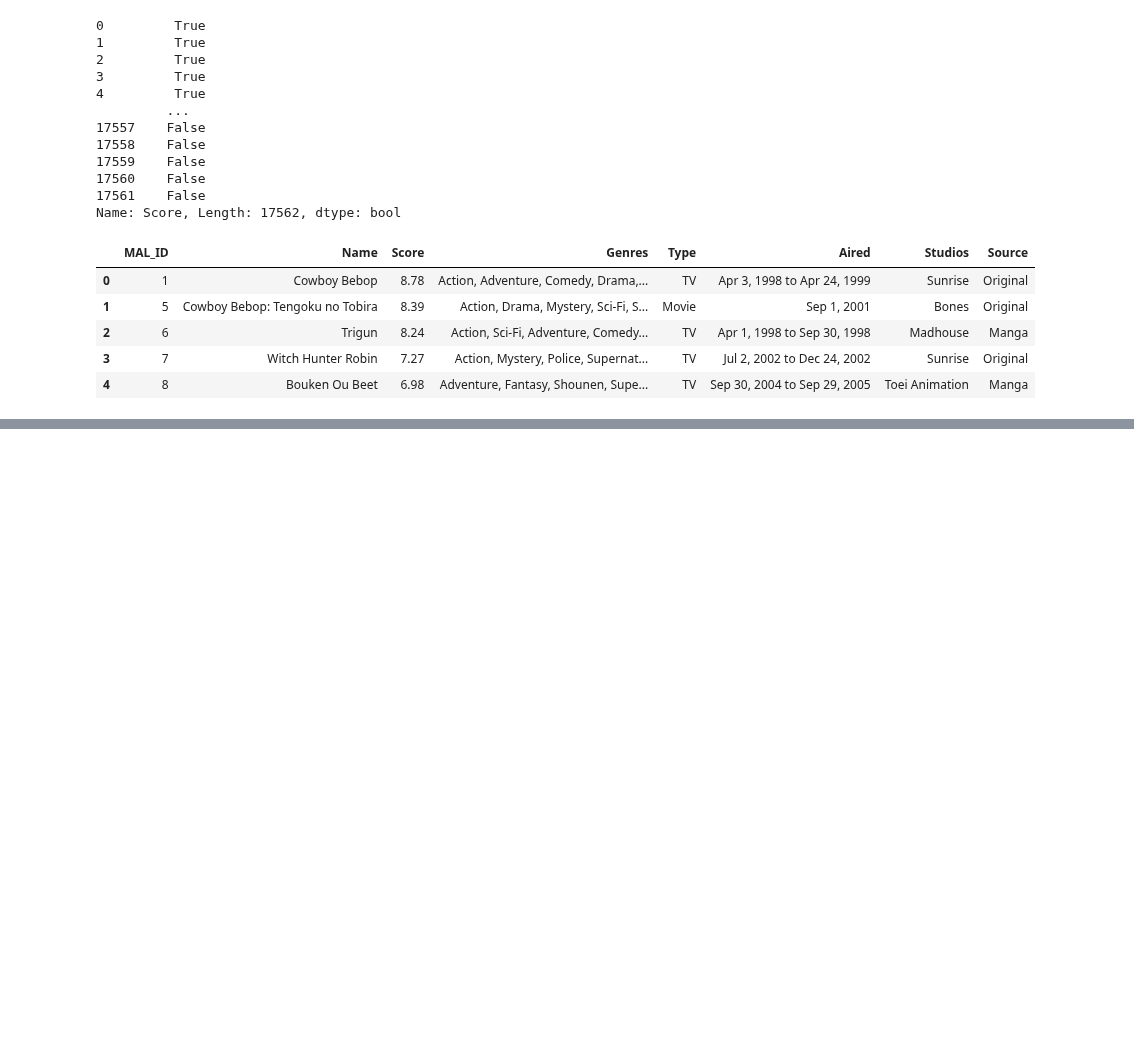
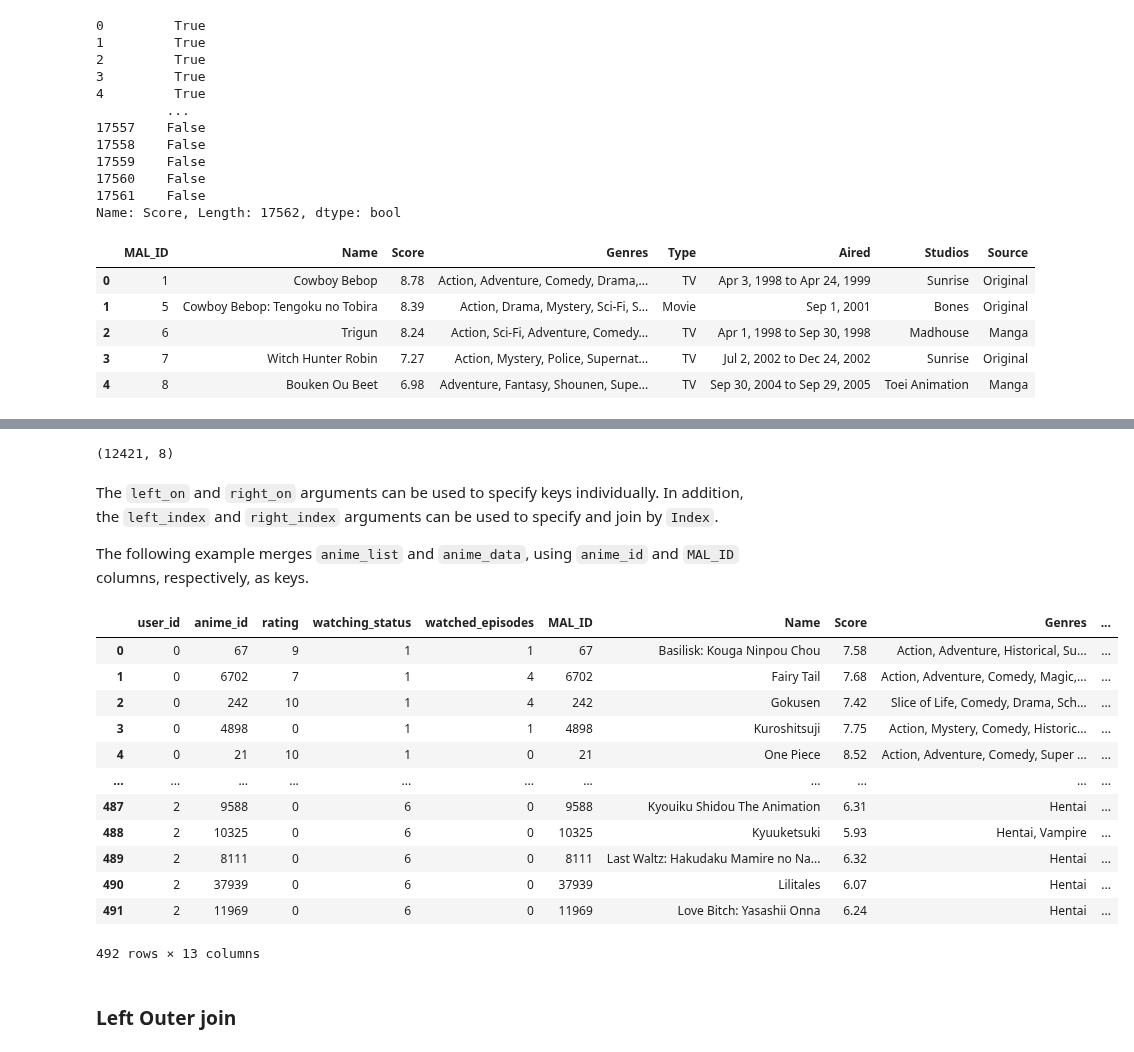
Before and after one commit to 573-pankaj/DSA-WITH-PYTHON, a Jupyter notebook: Pandas.ipynb, the cells around one changed output, grey strips where cells are left out. Saved outputs shown, nothing was run; the diff lists cells and outputs as text; code cells hidden in the pictures; blank space fills up the shorter version.

```diff
--- a/Pandas.ipynb
+++ b/Pandas.ipynb
@@ -660,3 +660,7 @@ anime_data_extracted.head()
 | 2 | 6 | Trigun | 8.24 | Action, Sci-Fi, Adventure, Comedy... | TV | Apr 1, 1998 to Sep 30, 1998 | Madhouse | Manga |
 | 3 | 7 | Witch Hunter Robin | 7.27 | Action, Mystery, Police, Supernat... | TV | Jul 2, 2002 to Dec 24, 2002 | Sunrise | Original |
 | 4 | 8 | Bouken Ou Beet | 6.98 | Adventure, Fantasy, Shounen, Supe... | TV | Sep 30, 2004 to Sep 29, 2005 | Toei Animation | Manga |
+# %%
+#　Condition filtering
+anime_data_extracted = anime_data_extracted[anime_data_extracted['Score'] != 'Unknown']
+anime_data_extracted.head()
@@ -662,0 +935,26 @@ anime_data_extracted.head()
+# %%
+print(anime_data_extracted.shape)
+# %% [output]
+(12421, 8)
+# %% [markdown]
+The `left_on` and `right_on` arguments can be used to specify keys individually. In addition, the `left_index` and `right_index` arguments can be used to specify and join by `Index`.
+
+The following example merges `anime_list` and `anime_data`, using `anime_id` and `MAL_ID` columns, respectively, as keys.
+# %%
+pd.merge(anime_list, anime_data_extracted, left_on='anime_id', right_on='MAL_ID')
+# %% [output]
+|  | user_id | anime_id | rating | watching_status | watched_episodes | MAL_ID | Name | Score | Genres | ... |
+| 0 | 0 | 67 | 9 | 1 | 1 | 67 | Basilisk: Kouga Ninpou Chou | 7.58 | Action, Adventure, Historical, Su... | ... |
+| 1 | 0 | 6702 | 7 | 1 | 4 | 6702 | Fairy Tail | 7.68 | Action, Adventure, Comedy, Magic,... | ... |
+| 2 | 0 | 242 | 10 | 1 | 4 | 242 | Gokusen | 7.42 | Slice of Life, Comedy, Drama, Sch... | ... |
+| 3 | 0 | 4898 | 0 | 1 | 1 | 4898 | Kuroshitsuji | 7.75 | Action, Mystery, Comedy, Historic... | ... |
+| 4 | 0 | 21 | 10 | 1 | 0 | 21 | One Piece | 8.52 | Action, Adventure, Comedy, Super ... | ... |
+| ... | ... | ... | ... | ... | ... | ... | ... | ... | ... | ... |
+| 487 | 2 | 9588 | 0 | 6 | 0 | 9588 | Kyouiku Shidou The Animation | 6.31 | Hentai | ... |
+| 488 | 2 | 10325 | 0 | 6 | 0 | 10325 | Kyuuketsuki | 5.93 | Hentai, Vampire | ... |
+| 489 | 2 | 8111 | 0 | 6 | 0 | 8111 | Last Waltz: Hakudaku Mamire no Na... | 6.32 | Hentai | ... |
+| 490 | 2 | 37939 | 0 | 6 | 0 | 37939 | Lilitales | 6.07 | Hentai | ... |
+| 491 | 2 | 11969 | 0 | 6 | 0 | 11969 | Love Bitch: Yasashii Onna | 6.24 | Hentai | ... |
+492 rows × 13 columns
+# %% [markdown]
+### Left Outer join
```
Also changed, not shown: parts of 37 cells of this notebook.
